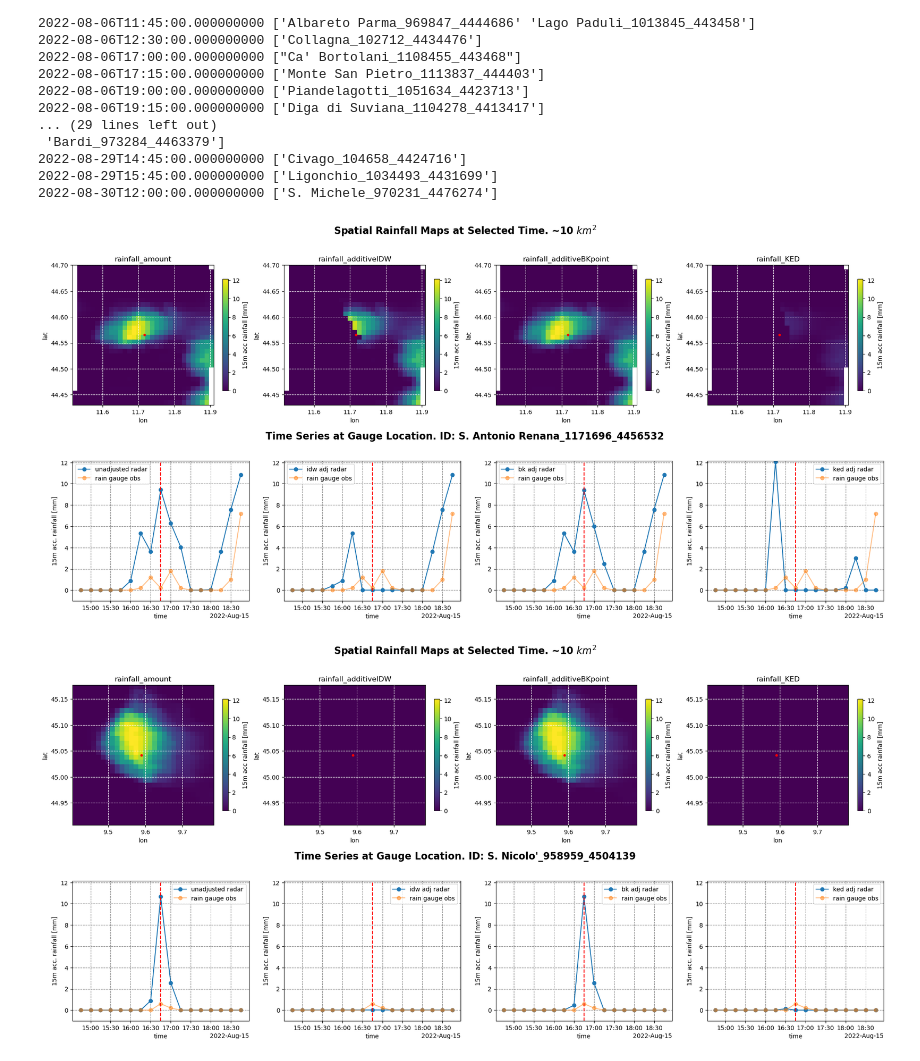
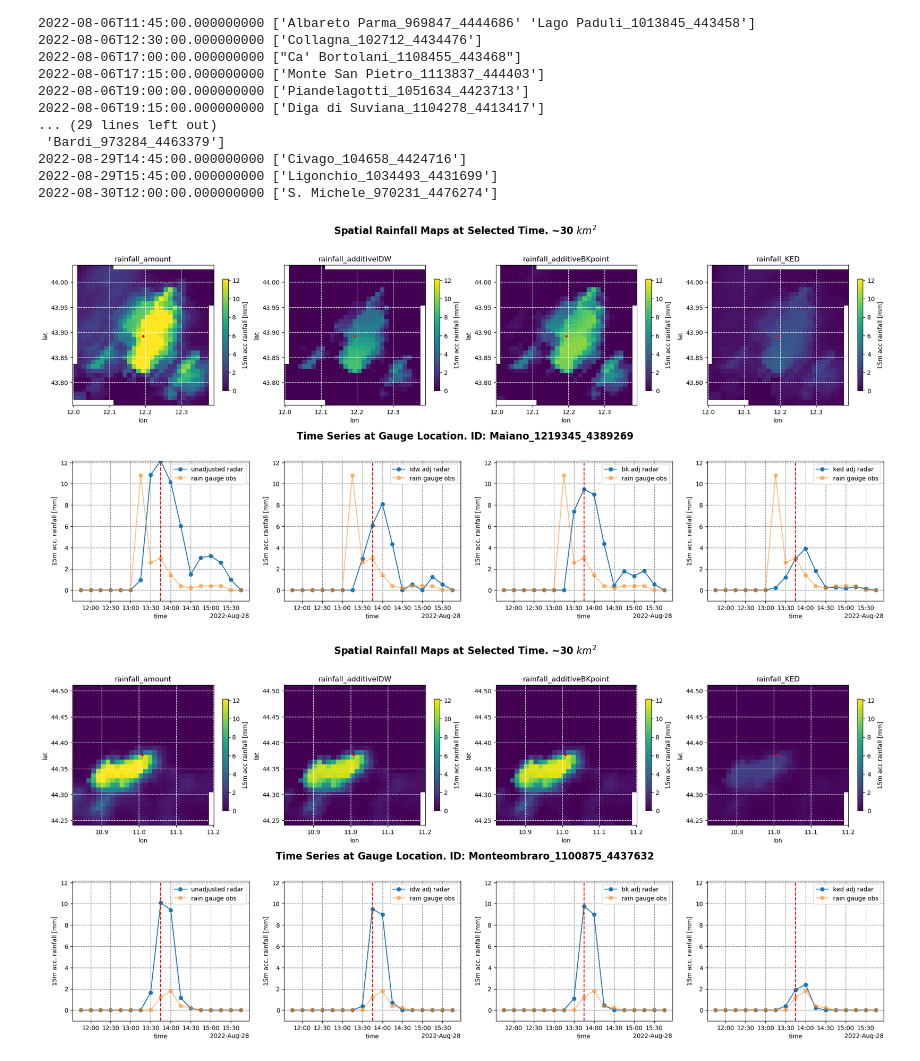
Before and after one commit to EliaCovi/radar_adjustment_intercomparison, a Jupyter notebook: 4_adjustment_analysis.ipynb, the cells around one changed output. Saved outputs shown, nothing was run; the diff lists cells and outputs as text; code cells hidden in the pictures.

Commit message:
plot corrections

```diff
--- a/4_adjustment_analysis.ipynb
+++ b/4_adjustment_analysis.ipynb
@@ -305,15 +305,15 @@ for t in test.time.values:
 2022-08-30T12:00:00.000000000 ['S. Michele_970231_4476274']
 # %%
 # SELECT TIME AND RAIN GAUGES
-seltime = '2022-08-15T16:45:00.000000000'
-selids = ['S. Antonio Renana_1171696_4456532', "S. Nicolo'_958959_4504139"]
+seltime = '2022-08-28T13:45:00.000000000'
+selids = ['Maiano_1219345_4389269', 'Monteombraro_1100875_4437632', 'Bardi_973284_4463379']
 # area [km2] to display around the station
 area_maps = 30
 # how many hours to display before and after seltime
 deltah_timeline = 2
 #>>>>>>>>>>>>>>>>>>>>>>>>>>>>>>>>>>>>>>>>>>>>>>>>>>>>>>>>>>>>>>>>>>>>>>>>>>>>>>>>>>>>>>>>>>>>>>>>>>>>>>>>>>>>>>>>>>>>>>>>>>>>>>>
 for sid in selids:
-    # cut area ~10 km2
+    # cut area using projected grid
     low_lon = float(ds_gauges.x.sel(id=sid).values) - area_maps*1000/2
     up_lon = float(ds_gauges.x.sel(id=sid).values) + area_maps*1000/2
     low_lat = float(ds_gauges.y.sel(id=sid).values) - area_maps*1000/2
@@ -340,33 +340,33 @@ for sid in selids:
     ax[0,2].set_title('rainfall_additiveBKpoint')
     ax[0,3].set_title('rainfall_KED')
     for i in range(4):
         ax[0,i].grid(linestyle='--', color='white')
         ax[0,i].scatter(ds_gauges.lon.sel(id=sid), ds_gauges.lat.sel(id=sid), color='red', s=10)
         ax[0,i].set_xlabel('lon')
         ax[0,i].set_ylabel('lat')
 
     # plot time series
     interval = slice(np.datetime64(seltime)-np.timedelta64(deltah_timeline,'h'),
                      np.datetime64(seltime)+np.timedelta64(deltah_timeline,'h'))
     ds_gauges.rainfall_radar.sel(id=sid, time=interval).plot.line(ax=ax[1,0], marker='o', label='unadjusted radar')
     ds_gauges.rainfall_amount.sel(id=sid, time=interval).plot.line(ax=ax[1,0], marker='o', label='rain gauge obs', alpha=.5)
     ds_gauges.adjust_idw.sel(id=sid, time=interval).plot.line(ax=ax[1,1], marker='o', label='idw adj radar')
     ds_gauges.rainfall_amount.sel(id=sid, time=interval).plot.line(ax=ax[1,1], marker='o', label='rain gauge obs', alpha=.5)
     ds_gauges.adjust_bk.sel(id=sid, time=interval).plot.line(ax=ax[1,2], marker='o', label='bk adj radar')
     ds_gauges.rainfall_amount.sel(id=sid, time=interval).plot.line(ax=ax[1,2], marker='o', label='rain gauge obs', alpha=.5)
     ds_gauges.adjust_ked.sel(id=sid, time=interval).plot.line(ax=ax[1,3], marker='o', label='ked adj radar')
     ds_gauges.rainfall_amount.sel(id=sid, time=interval).plot.line(ax=ax[1,3], marker='o', label='rain gauge obs', alpha=.5)
     for i in range(4):
         ax[1,i].grid(linestyle='--', c='gray')
         ax[1,i].axvline(x=np.datetime64(seltime), c='red', linestyle='--')
         ax[1,i].set_ylim([-1, vmax])
         ax[1,i].legend()
         ax[1,i].set_ylabel('15m acc. rainfall [mm]')
         ax[1,i].set_title('')
 
-    fig.text(0.5, 0.95, 'Spatial Rainfall Maps at Selected Time. ~10 $km^2$', ha='center', fontsize=16, fontweight='bold')
+    fig.text(0.5, 0.95, 'Spatial Rainfall Maps at Selected Time. ~'+str(area_maps)+' $km^2$', ha='center', fontsize=16, fontweight='bold')
     fig.text(0.5, 0.48, 'Time Series at Gauge Location. ID: '+sid, ha='center', fontsize=16, fontweight='bold')
     plt.subplots_adjust(hspace=0.4)
 # %% [output]
-[figure, old version]
+[figure, new version]
-[figure, old version]
+[figure, new version]
```
Also changed, not shown: parts of 1 cell of this notebook.
